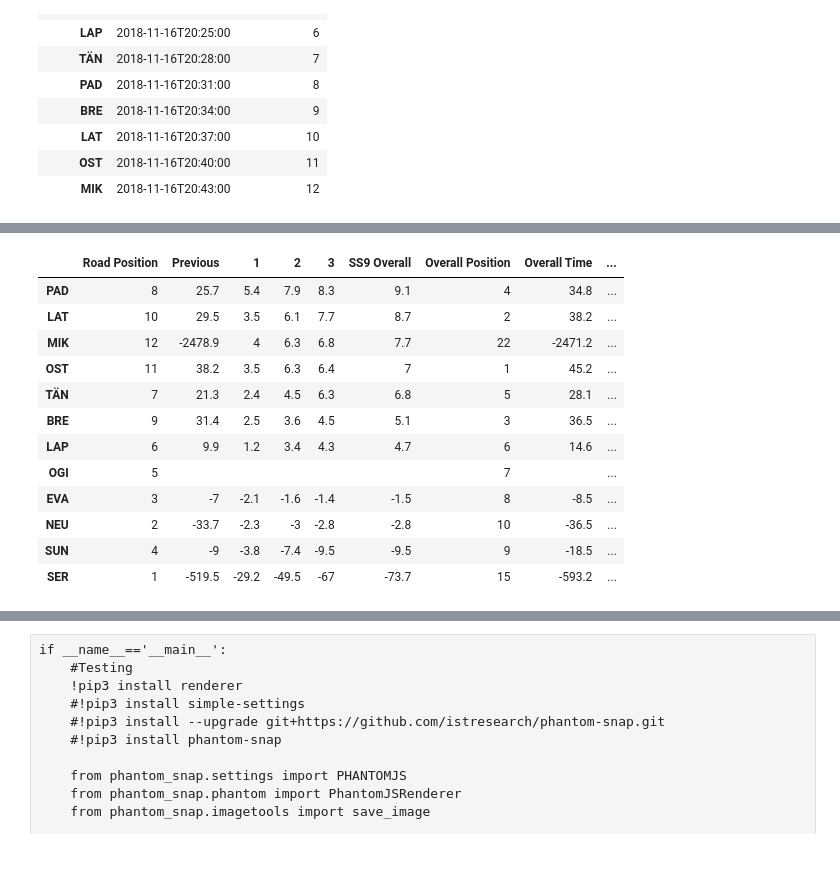
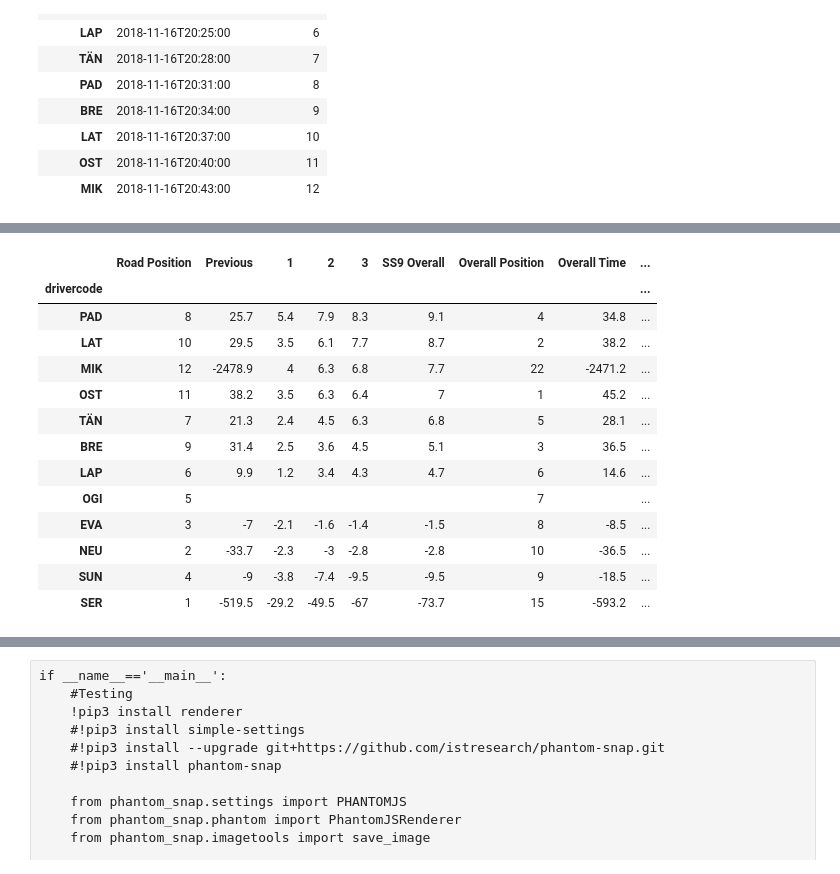
Before and after one commit to psychemedia/WRC_sketches, a Jupyter notebook: doodles/Report - Driver Splits.ipynb, the cells around one changed output, grey strips where cells are left out. Drawn from its saved outputs; the diff is of its cells as text; code cells hidden in the pictures.

```diff
--- a/doodles/Report - Driver Splits.ipynb
+++ b/doodles/Report - Driver Splits.ipynb
@@ -241,7 +291,13 @@ if __name__=='__main__':
 # %%
 def pivotRebasedElapsedDurations(rebasedelapseddurations, ss):
     ''' Pivot rebased elapsed durations (that is, deltas relative target).
-        Rows give stage delta at each split for a specific driver. '''
+        Rows give stage delta at each split for a specific driver.
+
+        Returns columns of the form: ['1','2','3','SS9 Overall']
+    '''
+    if rebasedelapseddurations.empty:
+        return pd.DataFrame(columns=['drivercode']).set_index('drivercode')
+
     rbe=-rebasedelapseddurations.pivot('drivercode','section','rebased')
     rbe.columns=list(rbe.columns)[:-1]+['{} Overall'.format(ss)]
     rbe=rbe.sort_values(rbe.columns[-1],ascending = False)
@@ -306,5 +362,6 @@ if __name__=='__main__':
 # %%
 if __name__=='__main__':
     #splitdurations are the time in each sector (time take to get from one split to the next)
+    #But what if there are no splits? We get an empty dataframe...
     splitdurations = ssd.getSplitDurationsFromSplits(conn,rally,ss,rc)
-    splitdurations.head()
+    display(splitdurations)#.head()
@@ -311,4 +386,5 @@ if __name__=='__main__':
 # %%
 if __name__=='__main__':
+    #This will be an empty dataframe if there are no splits
     rebasedSplits = ssd.rebaseSplitDurations(splitdurations, drivercode)
-    rebasedSplits.head()
+    display(rebasedSplits.head())
@@ -328,7 +411,12 @@ if __name__=='__main__':
 | 44 | PAD | 45.9 | 2018-11-16T20:31:00 | 440900.0 | 4 | -0.8 |
 # %%
 def pivotRebasedSplits(rebasedSplits):
-    ''' For each driver row, find the split '''
+    ''' For each driver row, find the split. '''
+
+    #If there are no splits...
+    if rebasedSplits.empty:
+        return pd.DataFrame(columns=['drivercode']).set_index('drivercode')
+
     rbp=-rebasedSplits.pivot('drivercode','section','rebased')
     rbp.columns=['D{}'.format(c) for c in rbp.columns]
     rbp.sort_values(rbp.columns[-1],ascending =True)
@@ -592,6 +676,9 @@ if __name__=='__main__':
 def getDriverSplitsReport(conn, rally, ss, drivercode, rc='RC1', typ='overall', order=None, caption=None):
     ''' Generate dataframe report relative to a given driver on a given stage.
             order: sorts table according to: overall | previous | roadpos
+
+        At the moment, the splits reporter doesn't report anything if there are no splits.
+        In this case, default to a simple overal stage (without splits) reporter table.
     '''
 
     #Allow the drivercode to be relative to a position
@@ -605,10 +692,12 @@ def getDriverSplitsReport(conn, rally, ss, drivercode, rc='RC1', typ='overall',
         #allowthings like stage1, stage2?
     #    drivercode =
 
+
+    #TO DO - cope with situation where there are no splits
     zz = rebased_stage_stagerank(conn,rally,ss,drivercode, typ=typ)
     splits = ssd.dbGetSplits(conn,rally,ss,rc)
     elapseddurations=ssd.getElapsedDurations(splits)
-    roadPos = getRoadPosition(splits)
+    roadPos = getRoadPosition(conn,rally,rc,ss)
     rebasedelapseddurations = ssd.rebaseElapsedDurations(elapseddurations, drivercode)
     rbe = pivotRebasedElapsedDurations(rebasedelapseddurations, ss)
 
@@ -623,33 +712,34 @@ def getDriverSplitsReport(conn, rally, ss, drivercode, rc='RC1', typ='overall',
     if ss=='SS1':
         rb2['Previous']=NaN
 
     if order=='overall':
         rb2=rb2.sort_values('Overall Position', ascending=True)
         #rb2=rb2.rename(columns={'Overall Position':'{} Overall*'.format(ss)})
     elif order=='previous':
         rb2=rb2.fillna(0).sort_values('Previous', ascending=False).replace(0,NaN)
         #rb2 = rb2.rename(columns={'Previous':'Previous*'})
     elif order=='roadpos':
         rb2=rb2.sort_values('Road Position', ascending=True)
         #rb2 = rb2.rename(columns={'Road Position':'Road Position*'})
     else:
         pass
         #rb2 = rb2.rename(columns={'{} Overall'.format(ss):'{} Overall*'.format(ss)})
 
     if caption =='auto':
         caption = 'Rebased stage split times for {}{}.'.format('{}, '.format(drivercode), ss)
 
     #s = styleDriverSplitReportBaseDataframe(rb2, ss)
     s2 = moreStyleDriverSplitReportBaseDataframe(rb2,ss, caption)
 
 
     return s2
 
 if __name__=='__main__':
     s2 = getDriverSplitsReport(conn, rally, ss, drivercode, rc, typ)#, caption='auto')
     display(HTML(s2))
 # %% [output]
 |  | Road Position | Previous | 1 | 2 | 3 | SS9 Overall | Overall Position | Overall Time | ... |
+| drivercode |  |  |  |  |  |  |  |  | ... |
 | PAD | 8 | 25.7 | 5.4 | 7.9 | 8.3 | 9.1 | 4 | 34.8 | ... |
 | LAT | 10 | 29.5 | 3.5 | 6.1 | 7.7 | 8.7 | 2 | 38.2 | ... |
 | MIK | 12 | -2478.9 | 4 | 6.3 | 6.8 | 7.7 | 22 | -2471.2 | ... |
```
Also changed, not shown: parts of 26 cells of this notebook.
